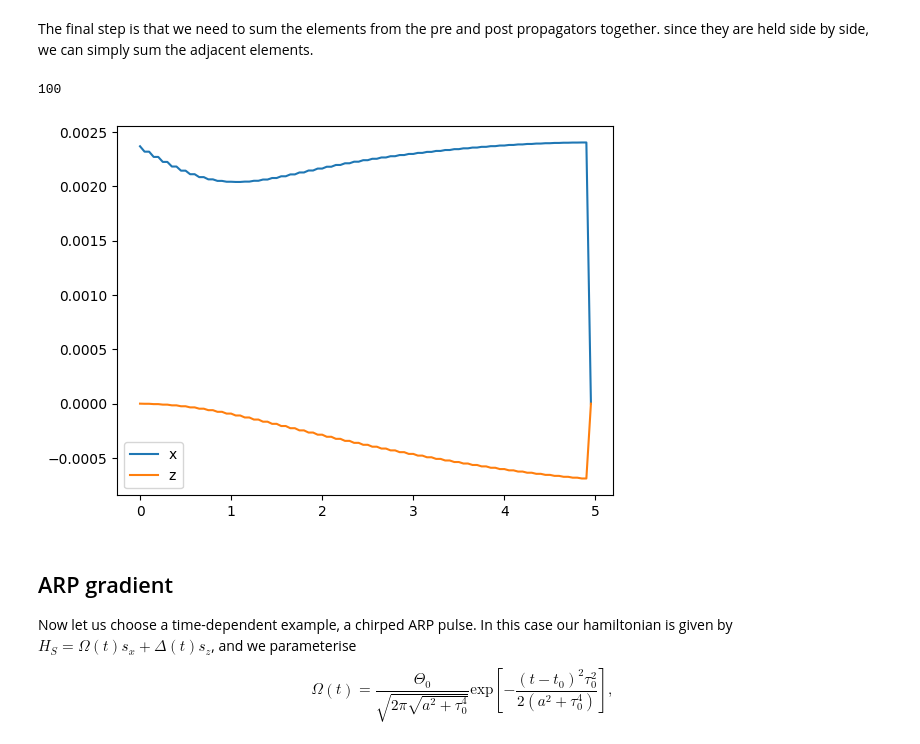
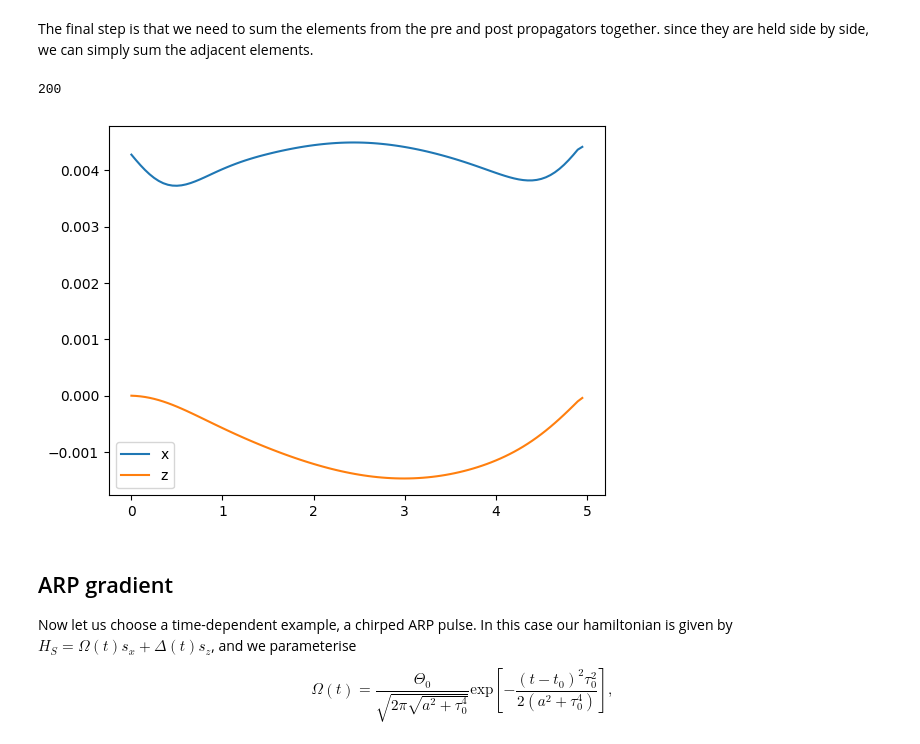
Before and after one commit to ebutler414/OQuPy, a Jupyter notebook: tutorials/gradients_introduction.ipynb, the cells around one changed output. Drawn from its saved outputs; the diff is of its cells as text; code cells hidden in the pictures.

```diff
--- a/tutorials/gradients_introduction.ipynb
+++ b/tutorials/gradients_introduction.ipynb
@@ -402,21 +381,22 @@ def sum_adjacent_elements(array:np.ndarray)-> np.ndarray:
     return summed_array
 # %%
 
-# don't need to sum adjacent elements anymore
 
-#final_derivs_x = sum_adjacent_elements(total_derivs_x)
-#final_derivs_z = sum_adjacent_elements(total_derivs_z)
+
+final_derivs_x = sum_adjacent_elements(total_derivs_x)
+final_derivs_z = sum_adjacent_elements(total_derivs_z)
 print(len(total_derivs_x))
+print()
 
 plt.figure()
-plt.plot(times,total_derivs_x.real,label='x')
-plt.plot(times,total_derivs_z.real,label='z')
+plt.plot(times,final_derivs_x.real,label='x')
+plt.plot(times,final_derivs_z.real,label='z')
 
 plt.legend()
 plt.show()
 # %% [output]
-100
+200
-[figure, old version]
+[figure, new version]
 # %% [markdown]
 ## ARP gradient
 
```
Also changed, not shown: parts of 7 cells of this notebook, 3 other files.
